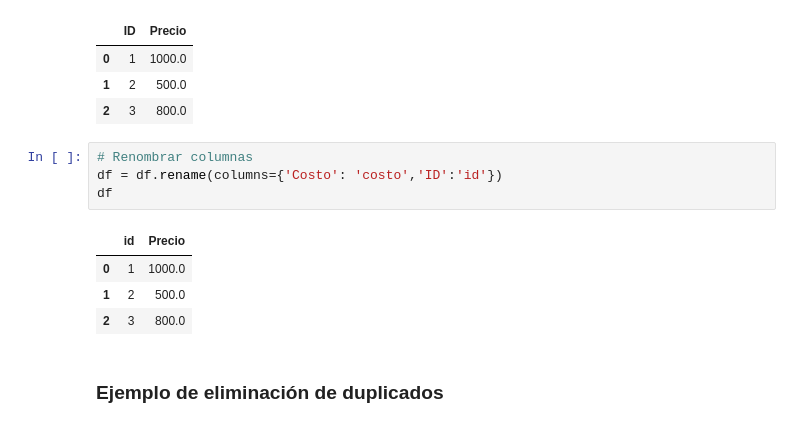
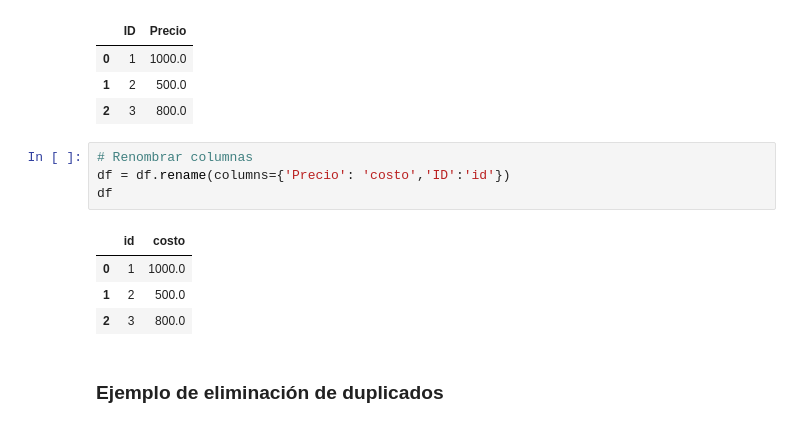
Before and after one commit to yuri19762008/000_ANALISTA_DATOS, a Jupyter notebook: Bootcamp-main/Modulo3/Leccion5/Index.ipynb, the cells around one changed output. Drawn from its saved outputs; the diff is of its cells as text.

```diff
--- a/Bootcamp-main/Modulo3/Leccion5/Index.ipynb
+++ b/Bootcamp-main/Modulo3/Leccion5/Index.ipynb
@@ -392,10 +392,10 @@ df
 | 2 | 3 | 800.0 |
 # %%
 # Renombrar columnas
-df = df.rename(columns={'Costo': 'costo','ID':'id'})
+df = df.rename(columns={'Precio': 'costo','ID':'id'})
 df
 # %% [output]
-|  | id | Precio |
+|  | id | costo |
 | 0 | 1 | 1000.0 |
 | 1 | 2 | 500.0 |
 | 2 | 3 | 800.0 |
```
